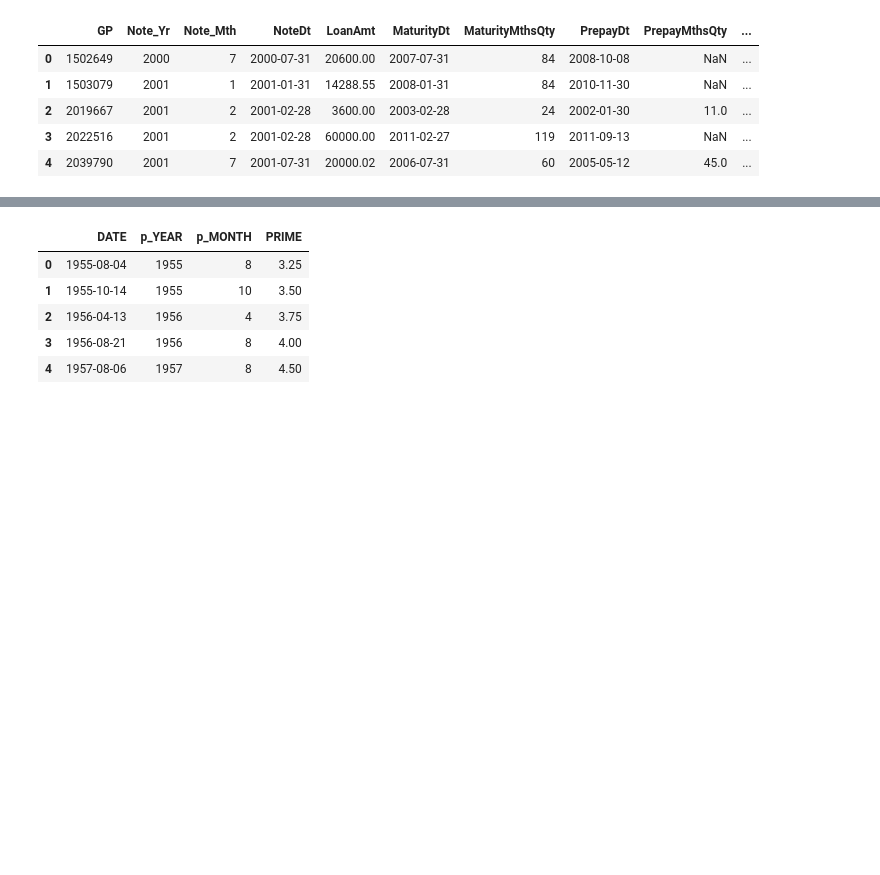
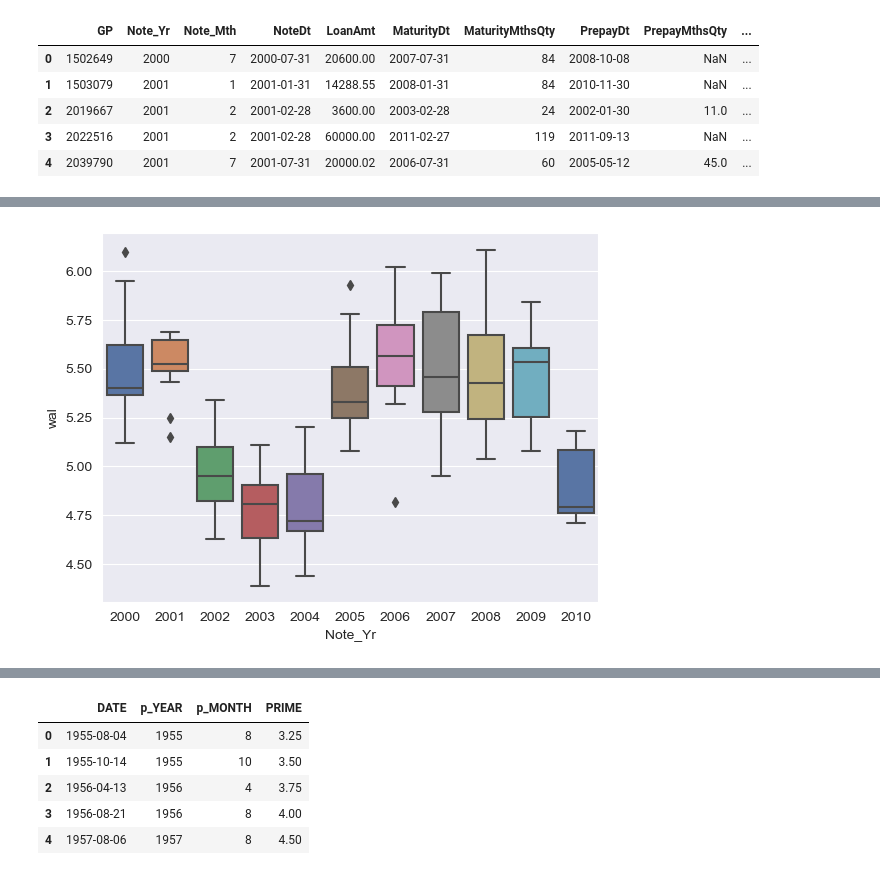
Before and after one commit to laramiedunlap/workstation_transfers, a Jupyter notebook: load_prime_table/prime.ipynb, the cells around one changed output, grey strips where cells are left out. Drawn from its saved outputs; the diff is of its cells as text; code cells hidden in the pictures; blank space fills up the shorter version.

```diff
--- a/load_prime_table/prime.ipynb
+++ b/load_prime_table/prime.ipynb
@@ -106,0 +178,6 @@ test_df['PP_Qty'] = test_df[['PrepayMthsQty','DefaultMthsQty']].apply(coalesce_l
+# %%
+import matplotlib.pyplot as plt
+
+fig_a = sns.boxplot(x='Note_Yr', y='wal', data=wal_groups[wal_groups['Note_Yr']<=2010], palette='deep')
+# %% [output]
+[figure, added]
```
Also changed, not shown: parts of 18 cells of this notebook.
